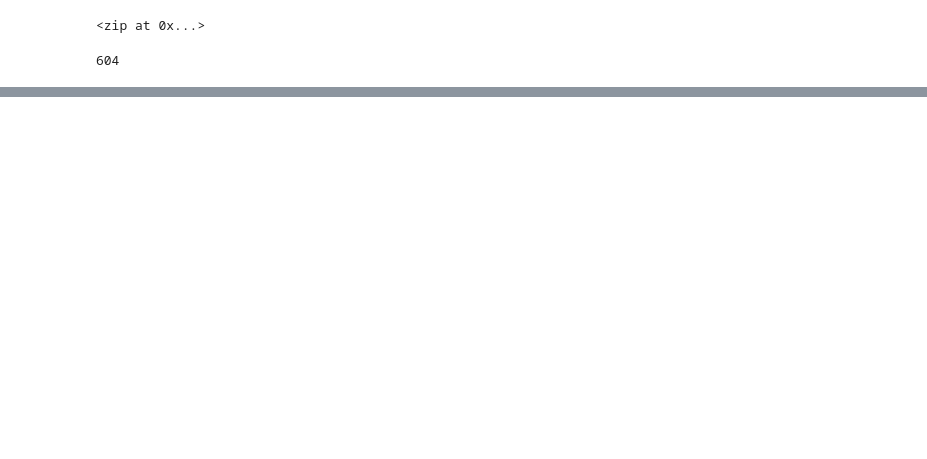
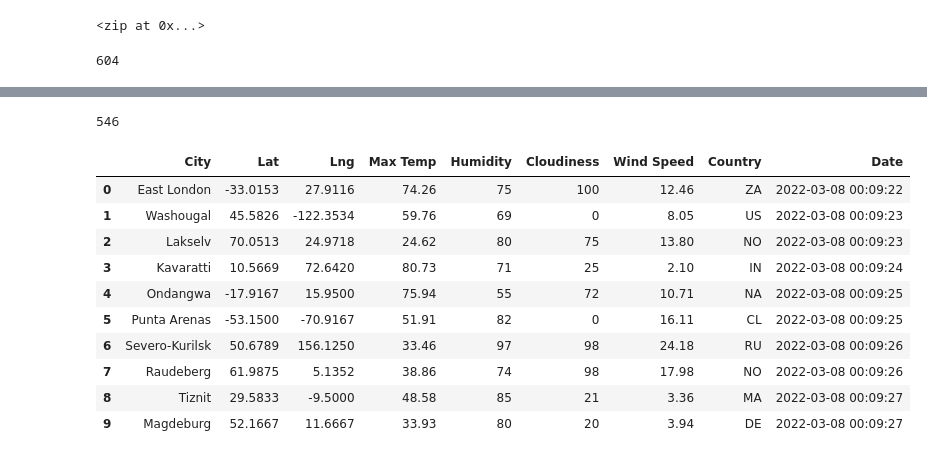
Before and after one commit to DorianSafaa/World_Weather_Analysis, a Jupyter notebook: WeatherPy.ipynb, the cells around one changed output, grey strips where cells are left out. Cells and saved outputs as stored; diff of their text form; code cells hidden in the pictures; blank space fills up the shorter version.

```diff
--- a/WeatherPy.ipynb
+++ b/WeatherPy.ipynb
@@ -31,0 +125,20 @@ len(cities)
+# %%
+len(city_data)
+# %% [output]
+546
+# %%
+# Convert the array of dictionaries to a Pandas DataFrame.
+city_data_df = pd.DataFrame(city_data)
+city_data_df.head(10)
+# %% [output]
+|  | City | Lat | Lng | Max Temp | Humidity | Cloudiness | Wind Speed | Country | Date |
+| 0 | East London | -33.0153 | 27.9116 | 74.26 | 75 | 100 | 12.46 | ZA | 2022-03-08 00:09:22 |
+| 1 | Washougal | 45.5826 | -122.3534 | 59.76 | 69 | 0 | 8.05 | US | 2022-03-08 00:09:23 |
+| 2 | Lakselv | 70.0513 | 24.9718 | 24.62 | 80 | 75 | 13.80 | NO | 2022-03-08 00:09:23 |
+| 3 | Kavaratti | 10.5669 | 72.6420 | 80.73 | 71 | 25 | 2.10 | IN | 2022-03-08 00:09:24 |
+| 4 | Ondangwa | -17.9167 | 15.9500 | 75.94 | 55 | 72 | 10.71 | NA | 2022-03-08 00:09:25 |
+| 5 | Punta Arenas | -53.1500 | -70.9167 | 51.91 | 82 | 0 | 16.11 | CL | 2022-03-08 00:09:25 |
+| 6 | Severo-Kurilsk | 50.6789 | 156.1250 | 33.46 | 97 | 98 | 24.18 | RU | 2022-03-08 00:09:26 |
+| 7 | Raudeberg | 61.9875 | 5.1352 | 38.86 | 74 | 98 | 17.98 | NO | 2022-03-08 00:09:26 |
+| 8 | Tiznit | 29.5833 | -9.5000 | 48.58 | 85 | 21 | 3.36 | MA | 2022-03-08 00:09:27 |
+| 9 | Magdeburg | 52.1667 | 11.6667 | 33.93 | 80 | 20 | 3.94 | DE | 2022-03-08 00:09:27 |
```
Also changed, not shown: parts of 6 cells of this notebook, 3 other files.
